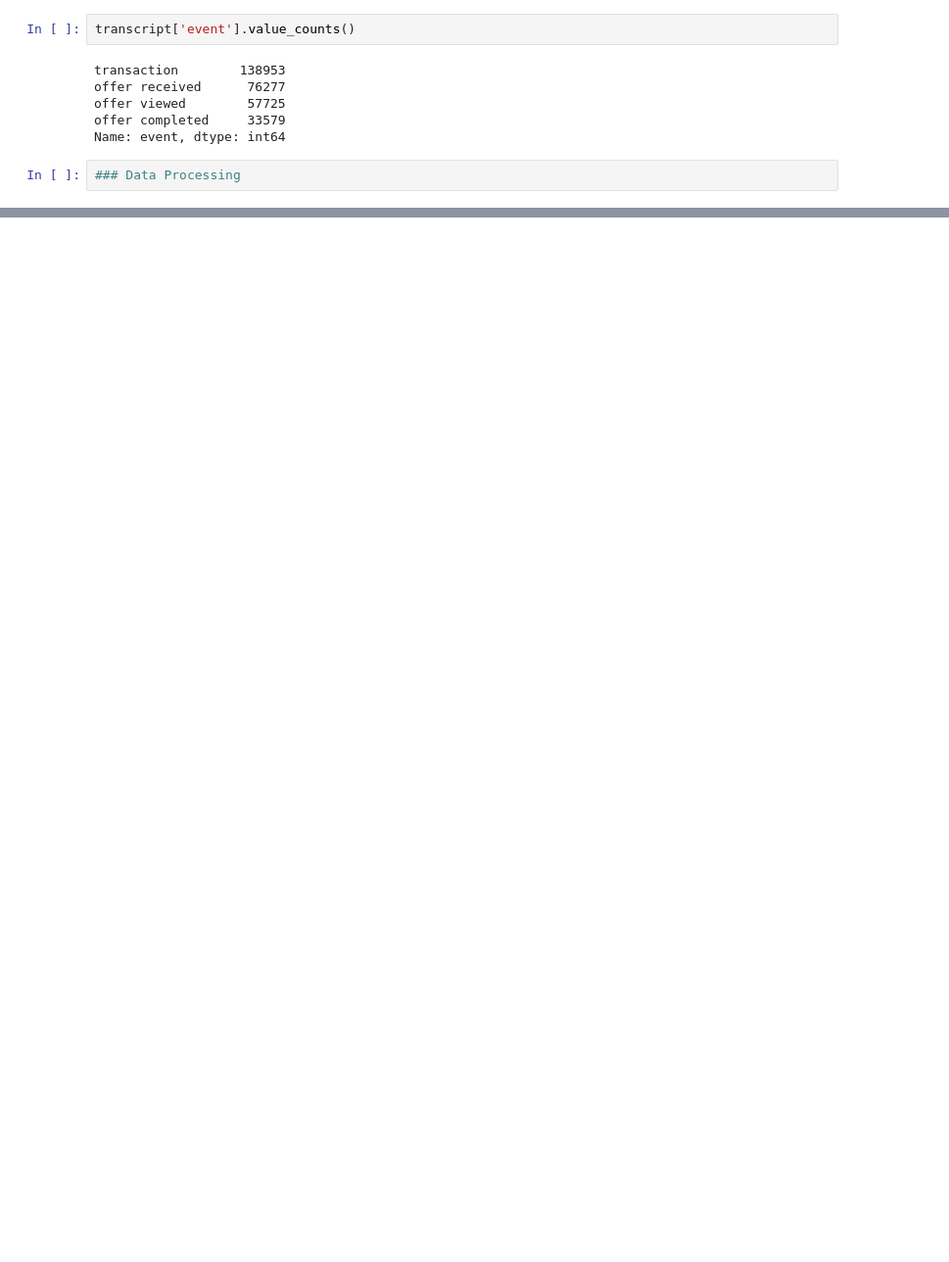
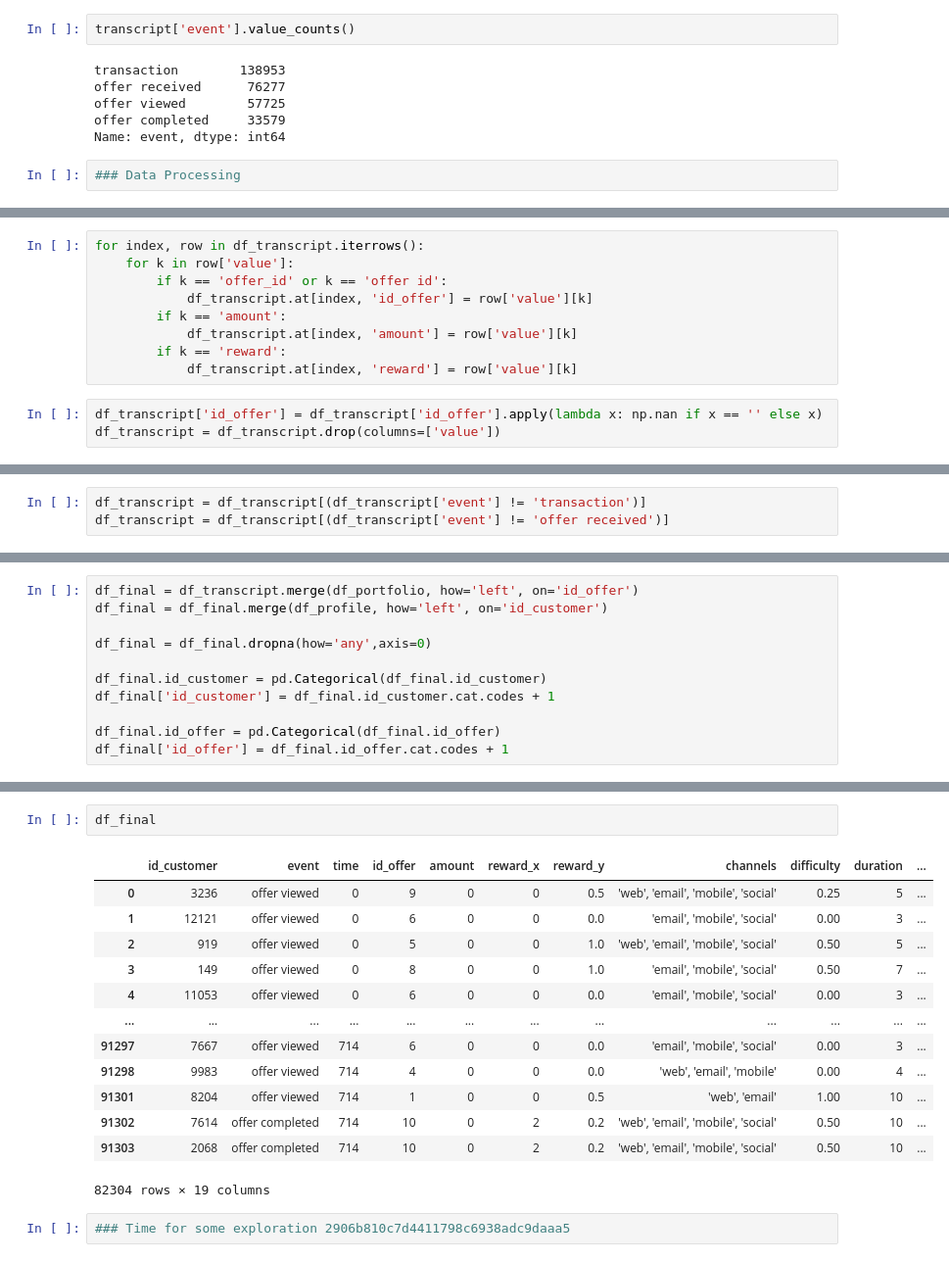
Before and after one commit to PyTcheu/Starbucks_Capstone, a Jupyter notebook: Starbucks_Capstone_notebook-Copy1.ipynb, the cells around one changed output, grey strips where cells are left out. Shown at 98% size. Cells and saved outputs as stored; diff of their text form; blank space fills up the shorter version.

```diff
--- a/Starbucks_Capstone_notebook-Copy1.ipynb
+++ b/Starbucks_Capstone_notebook-Copy1.ipynb
@@ -279,0 +377,12 @@ df_profile['id_customer'] = df_profile.id_customer.cat.codes + 1
+# %%
+for index, row in df_transcript.iterrows():
+    for k in row['value']:
+        if k == 'offer_id' or k == 'offer id':
+            df_transcript.at[index, 'id_offer'] = row['value'][k]
+        if k == 'amount':
+            df_transcript.at[index, 'amount'] = row['value'][k]
+        if k == 'reward':
+            df_transcript.at[index, 'reward'] = row['value'][k]
+# %%
+df_transcript['id_offer'] = df_transcript['id_offer'].apply(lambda x: np.nan if x == '' else x)
+df_transcript = df_transcript.drop(columns=['value'])
@@ -279,0 +409,3 @@ df_profile['id_customer'] = df_profile.id_customer.cat.codes + 1
+# %%
+df_transcript = df_transcript[(df_transcript['event'] != 'transaction')]
+df_transcript = df_transcript[(df_transcript['event'] != 'offer received')]
@@ -279,0 +430,11 @@ df_profile['id_customer'] = df_profile.id_customer.cat.codes + 1
+# %%
+df_final = df_transcript.merge(df_portfolio, how='left', on='id_offer')
+df_final = df_final.merge(df_profile, how='left', on='id_customer')
+
+df_final = df_final.dropna(how='any',axis=0)
+
+df_final.id_customer = pd.Categorical(df_final.id_customer)
+df_final['id_customer'] = df_final.id_customer.cat.codes + 1
+
+df_final.id_offer = pd.Categorical(df_final.id_offer)
+df_final['id_offer'] = df_final.id_offer.cat.codes + 1
@@ -279,0 +461,18 @@ df_profile['id_customer'] = df_profile.id_customer.cat.codes + 1
+# %%
+df_final
+# %% [output]
+|  | id_customer | event | time | id_offer | amount | reward_x | reward_y | channels | difficulty | duration | ... |
+| 0 | 3236 | offer viewed | 0 | 9 | 0 | 0 | 0.5 | 'web', 'email', 'mobile', 'social' | 0.25 | 5 | ... |
+| 1 | 12121 | offer viewed | 0 | 6 | 0 | 0 | 0.0 | 'email', 'mobile', 'social' | 0.00 | 3 | ... |
+| 2 | 919 | offer viewed | 0 | 5 | 0 | 0 | 1.0 | 'web', 'email', 'mobile', 'social' | 0.50 | 5 | ... |
+| 3 | 149 | offer viewed | 0 | 8 | 0 | 0 | 1.0 | 'email', 'mobile', 'social' | 0.50 | 7 | ... |
+| 4 | 11053 | offer viewed | 0 | 6 | 0 | 0 | 0.0 | 'email', 'mobile', 'social' | 0.00 | 3 | ... |
+| ... | ... | ... | ... | ... | ... | ... | ... | ... | ... | ... | ... |
+| 91297 | 7667 | offer viewed | 714 | 6 | 0 | 0 | 0.0 | 'email', 'mobile', 'social' | 0.00 | 3 | ... |
+| 91298 | 9983 | offer viewed | 714 | 4 | 0 | 0 | 0.0 | 'web', 'email', 'mobile' | 0.00 | 4 | ... |
+| 91301 | 8204 | offer viewed | 714 | 1 | 0 | 0 | 0.5 | 'web', 'email' | 1.00 | 10 | ... |
+| 91302 | 7614 | offer completed | 714 | 10 | 0 | 2 | 0.2 | 'web', 'email', 'mobile', 'social' | 0.50 | 10 | ... |
+| 91303 | 2068 | offer completed | 714 | 10 | 0 | 2 | 0.2 | 'web', 'email', 'mobile', 'social' | 0.50 | 10 | ... |
+82304 rows × 19 columns
+# %%
+### Time for some exploration 2906b810c7d4411798c6938adc9daaa5
```
Also changed, not shown: parts of 19 cells of this notebook.
